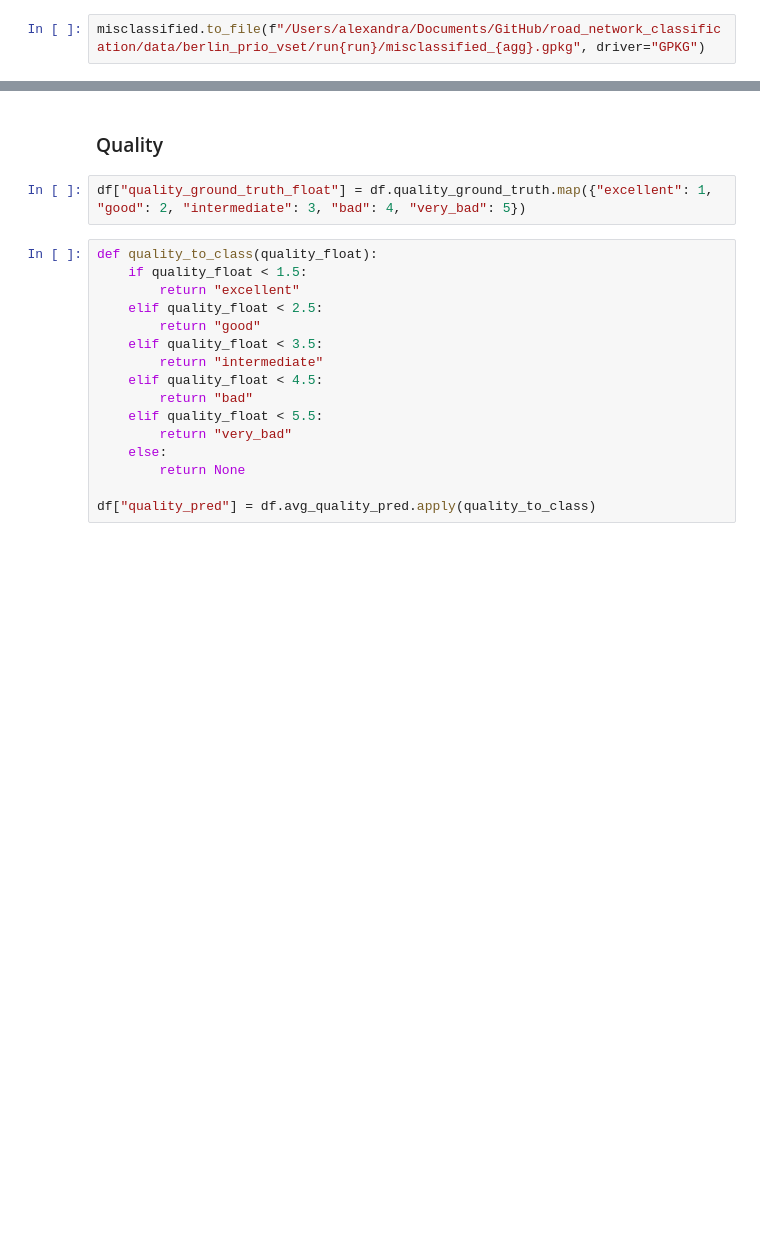
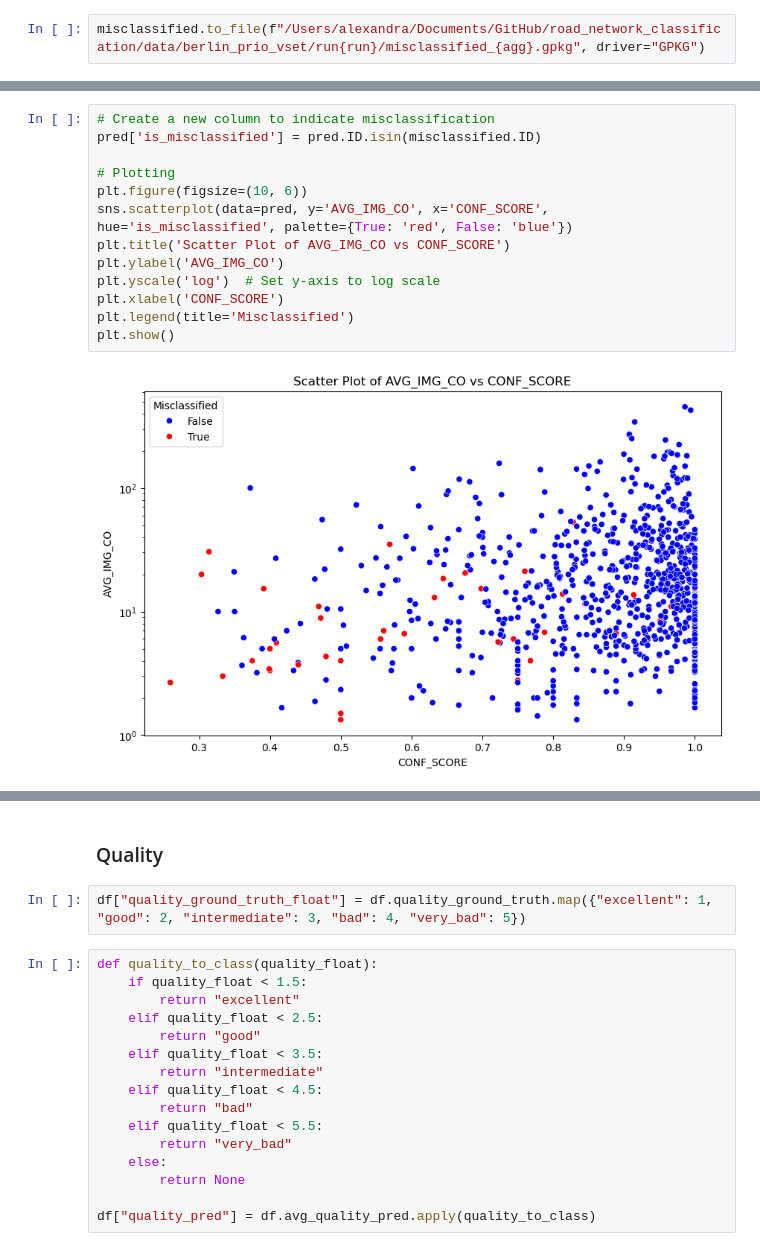
Before and after one commit to SurfaceAI/road_network_classification, a Jupyter notebook: src/notebooks/analyze_berlin.ipynb, the cells around one changed output, grey strips where cells are left out. Drawn from its saved outputs; the diff is of its cells as text; blank space fills up the shorter version.

```diff
--- a/src/notebooks/analyze_berlin.ipynb
+++ b/src/notebooks/analyze_berlin.ipynb
@@ -73,0 +164,15 @@ misclassified.to_file(f"/Users/alexandra/Documents/GitHub/road_network_classific
+# %%
+# Create a new column to indicate misclassification
+pred['is_misclassified'] = pred.ID.isin(misclassified.ID)
+
+# Plotting
+plt.figure(figsize=(10, 6))
+sns.scatterplot(data=pred, y='AVG_IMG_CO', x='CONF_SCORE', hue='is_misclassified', palette={True: 'red', False: 'blue'})
+plt.title('Scatter Plot of AVG_IMG_CO vs CONF_SCORE')
+plt.ylabel('AVG_IMG_CO')
+plt.yscale('log')  # Set y-axis to log scale
+plt.xlabel('CONF_SCORE')
+plt.legend(title='Misclassified')
+plt.show()
+# %% [output]
+[figure, added]
```
Also changed, not shown: parts of 22 cells of this notebook, 14 other files.
